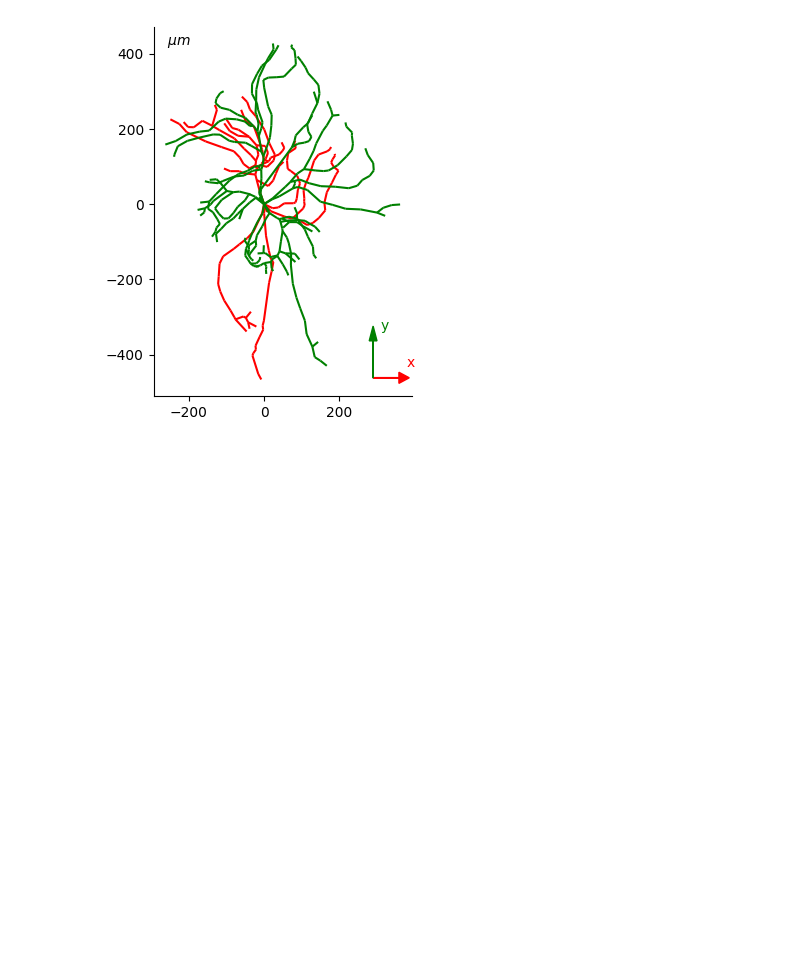
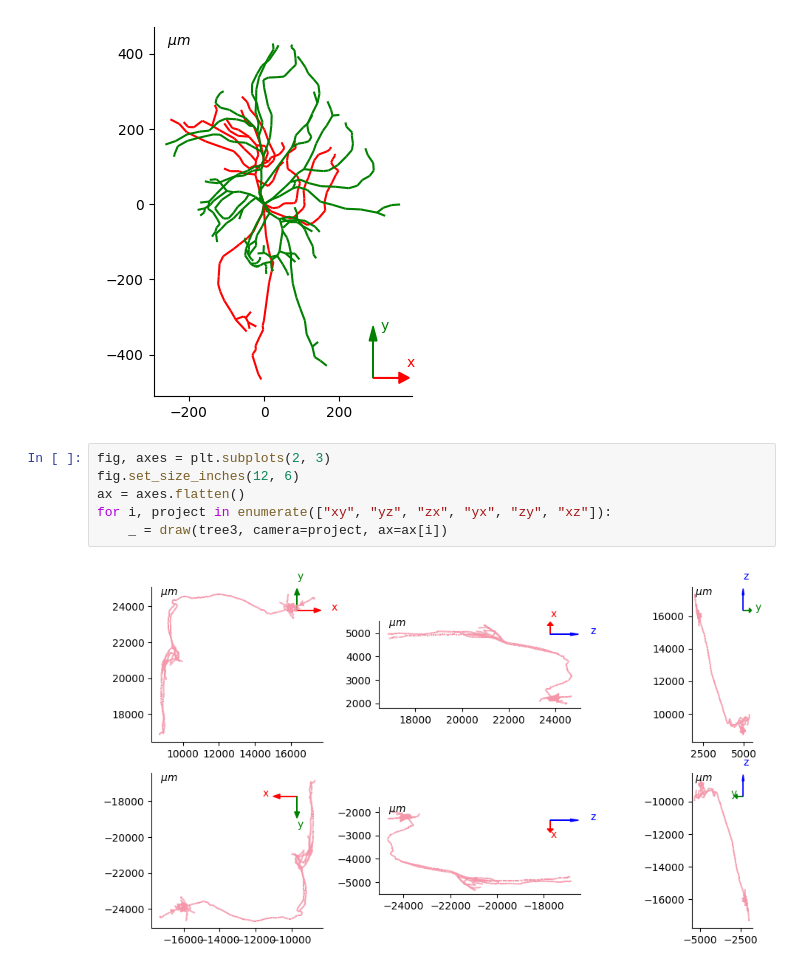
Before and after one commit to yzx9/swcgeom, a Jupyter notebook: examples/Tree.ipynb, the cells around one changed output. Drawn from its saved outputs; the diff is of its cells as text; blank space fills up the shorter version.

```diff
--- a/examples/Tree.ipynb
+++ b/examples/Tree.ipynb
@@ -67,6 +61,14 @@ _ = draw(swcgeom.Tree.from_swc(swc1), ax=ax, color="red")
 _ = draw(swcgeom.Tree.from_swc(swc2), ax=ax, color="green", first=False)
 # %% [output]
 [figure]
+# %%
+fig, axes = plt.subplots(2, 3)
+fig.set_size_inches(12, 6)
+ax = axes.flatten()
+for i, project in enumerate(["xy", "yz", "zx", "yx", "zy", "xz"]):
+    _ = draw(tree3, camera=project, ax=ax[i])
+# %% [output]
+[figure, added]
 # %%
 def cut_3(n: swcgeom.Tree.Node, _) -> tuple[None, bool]:
     return None, n.id == 3
```
Also changed, not shown: parts of 7 cells of this notebook, 7 other files.
